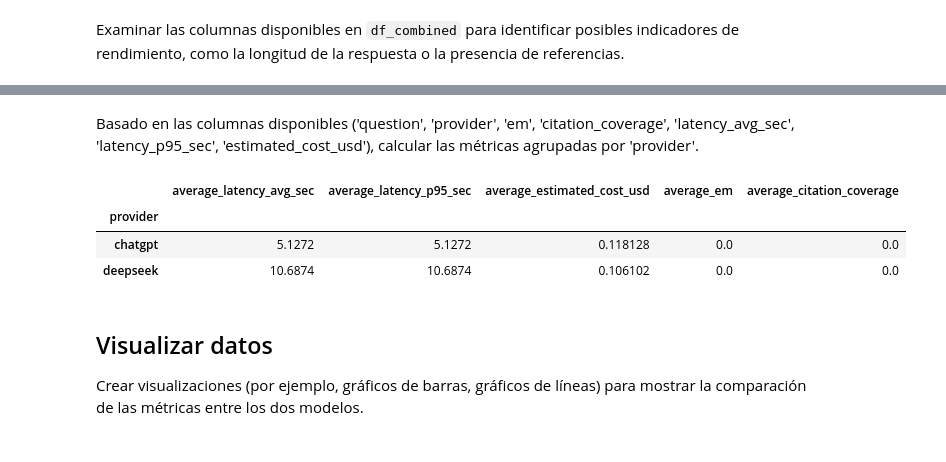
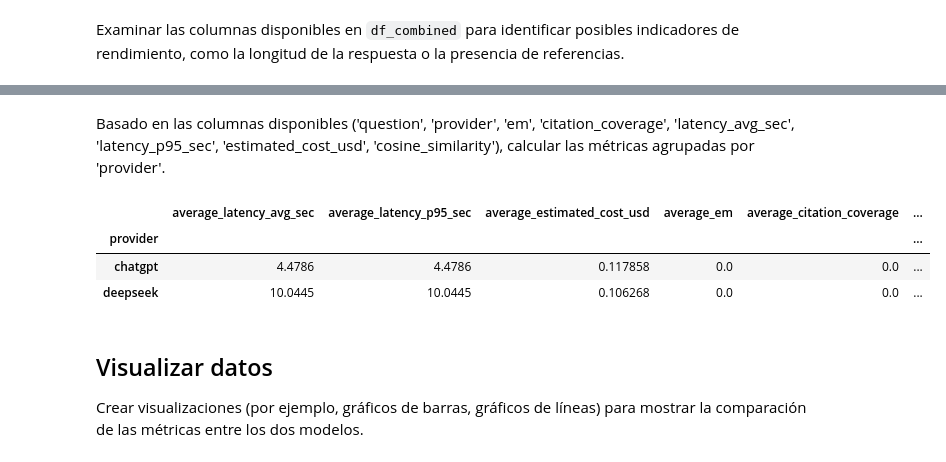
Before and after one commit to Sabiomen/Proyecto1_Espe3, a Jupyter notebook: eval/analisis.ipynb, the cells around one changed output, grey strips where cells are left out. Drawn from its saved outputs; the diff is of its cells as text; code cells hidden in the pictures.

```diff
--- a/eval/analisis.ipynb
+++ b/eval/analisis.ipynb
@@ -45,22 +45,23 @@ Index(['question', 'provider', 'em', 'citation_coverage', 'latency_avg_sec',
 # %% [markdown]
 
 Basado en las columnas disponibles ('question', 'provider', 'em', 'citation_coverage', 'latency_avg_sec',
-       'latency_p95_sec', 'estimated_cost_usd'), calcular las métricas agrupadas por 'provider'.
+       'latency_p95_sec', 'estimated_cost_usd', 'cosine_similarity'), calcular las métricas agrupadas por 'provider'.
 # %%
 metrics = df_combined.groupby('provider').agg(
     average_latency_avg_sec=('latency_avg_sec', 'mean'),
     average_latency_p95_sec=('latency_p95_sec', 'mean'),
     average_estimated_cost_usd=('estimated_cost_usd', 'mean'),
     average_em=('em', 'mean'),
-    average_citation_coverage=('citation_coverage', 'mean')
+    average_citation_coverage=('citation_coverage', 'mean'),
+    average_cosine_similarity=('cosine_similarity', 'mean')
 )
 
 display(metrics)
 # %% [output]
-|  | average_latency_avg_sec | average_latency_p95_sec | average_estimated_cost_usd | average_em | average_citation_coverage |
-| provider |  |  |  |  |  |
-| chatgpt | 5.1272 | 5.1272 | 0.118128 | 0.0 | 0.0 |
-| deepseek | 10.6874 | 10.6874 | 0.106102 | 0.0 | 0.0 |
+|  | average_latency_avg_sec | average_latency_p95_sec | average_estimated_cost_usd | average_em | average_citation_coverage | ... |
+| provider |  |  |  |  |  | ... |
+| chatgpt | 4.4786 | 4.4786 | 0.117858 | 0.0 | 0.0 | ... |
+| deepseek | 10.0445 | 10.0445 | 0.106268 | 0.0 | 0.0 | ... |
 # %% [markdown]
 ## Visualizar datos
 
```
Also changed, not shown: parts of 6 cells of this notebook, 6 other files.
